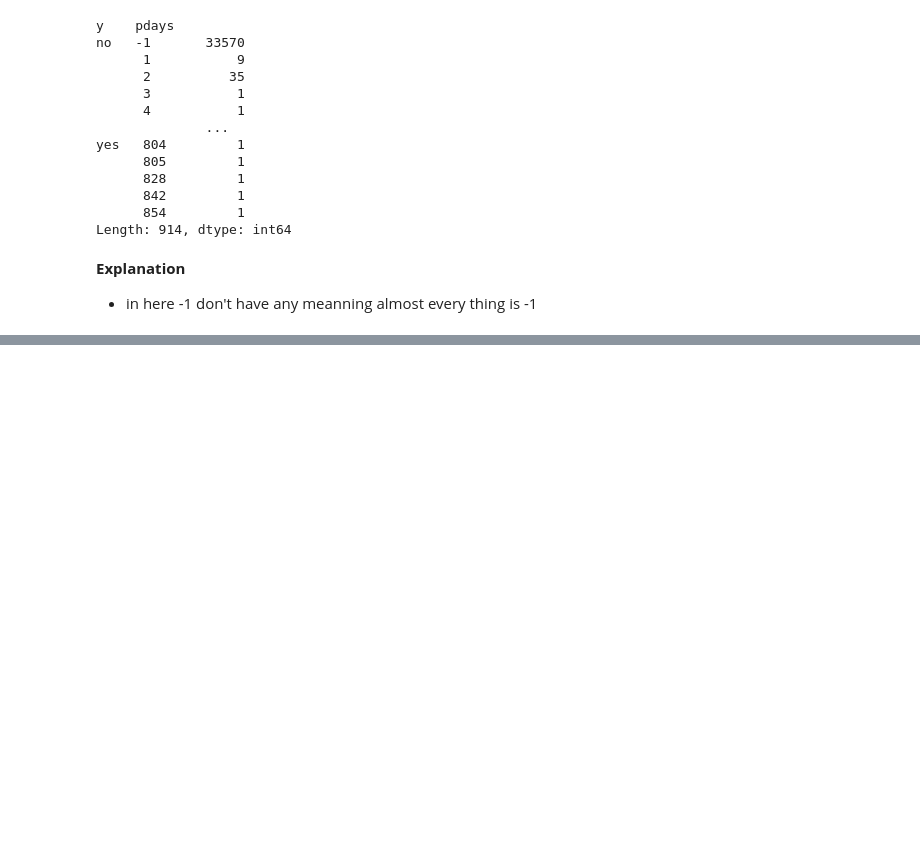
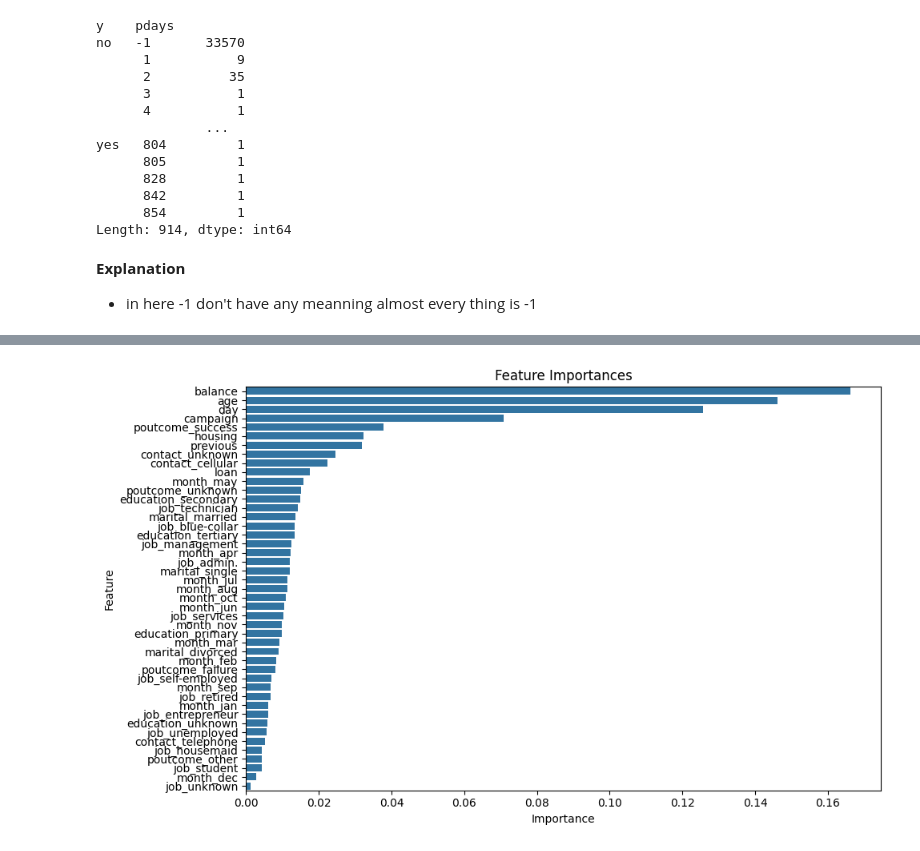
Before and after one commit to Aashiff2003/Predict-Term-Deposit-Subscription-, a Jupyter notebook: Predict Term Deposit Subscribtion.ipynb, the cells around one changed output, grey strips where cells are left out. Cells and saved outputs as stored; diff of their text form; code cells hidden in the pictures; blank space fills up the shorter version.

Commit message:
trarined the models

```diff
--- a/Predict Term Deposit Subscribtion.ipynb
+++ b/Predict Term Deposit Subscribtion.ipynb
@@ -284,0 +396,16 @@ df_encoded
+# %%
+from sklearn.ensemble import RandomForestClassifier
+from sklearn.metrics import accuracy_score, classification_report, confusion_matrix
+
+rf_model = RandomForestClassifier(
+    n_estimators=100,       # Number of trees
+    max_depth=None,         # Maximum depth of trees, None means no limit
+    random_state=42,        # Random seed for reproducibility
+    class_weight='balanced' # Handle class imbalance
+)
+
+# Train the model
+rf_model.fit(X_train, y_train)
+
+# Make predictions
+y_pred = rf_model.predict(X_test)
@@ -284,0 +438,16 @@ df_encoded
+# %%
+feature_importances = pd.DataFrame({
+    'Feature': df_encoded.drop(columns=["y"]).columns,  # Replace 'y' with your target column name
+    'Importance': rf_model.feature_importances_
+}).sort_values(by="Importance", ascending=False)
+
+# Plot the feature importances
+plt.figure(figsize=(10, 6))
+sns.barplot(x='Importance', y='Feature', data=feature_importances)
+plt.title('Feature Importances')
+plt.xlabel('Importance')
+plt.ylabel('Feature')
+plt.tight_layout()
+plt.show()
+# %% [output]
+[figure, added]
```
Also changed, not shown: parts of 8 cells of this notebook.
